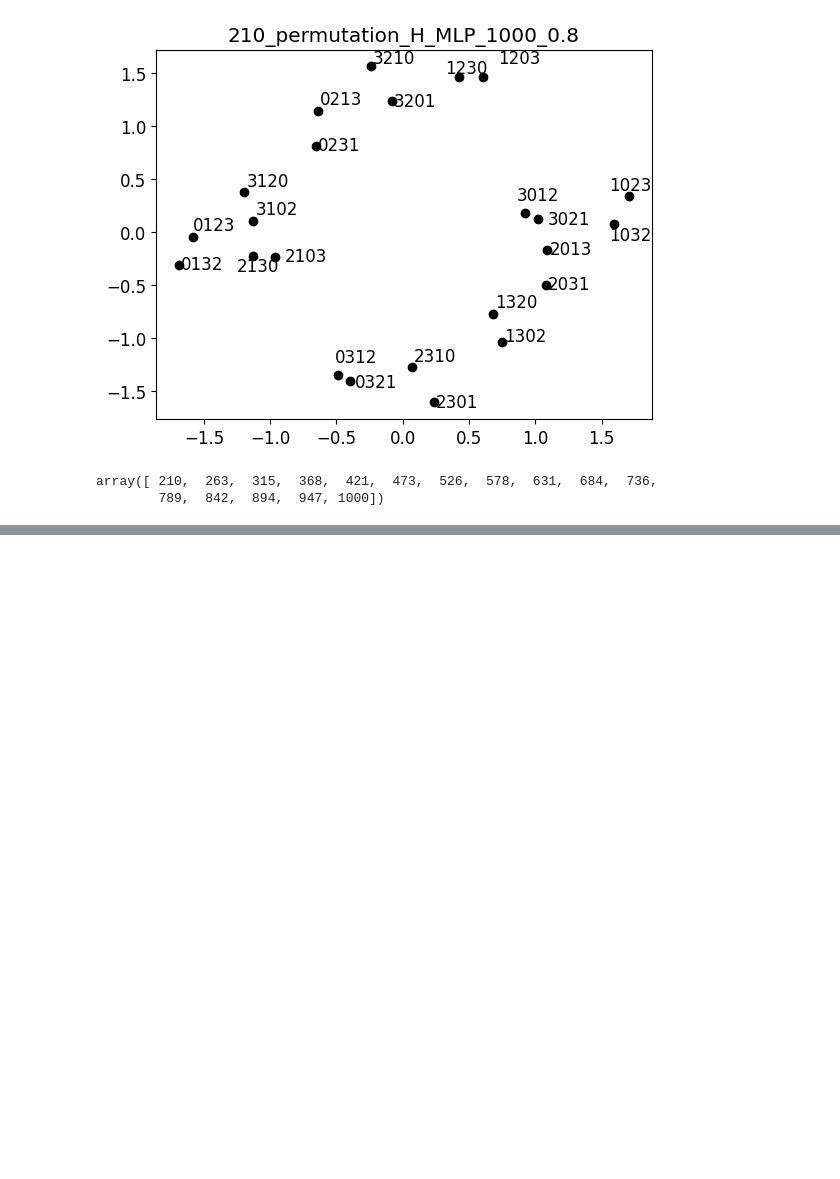
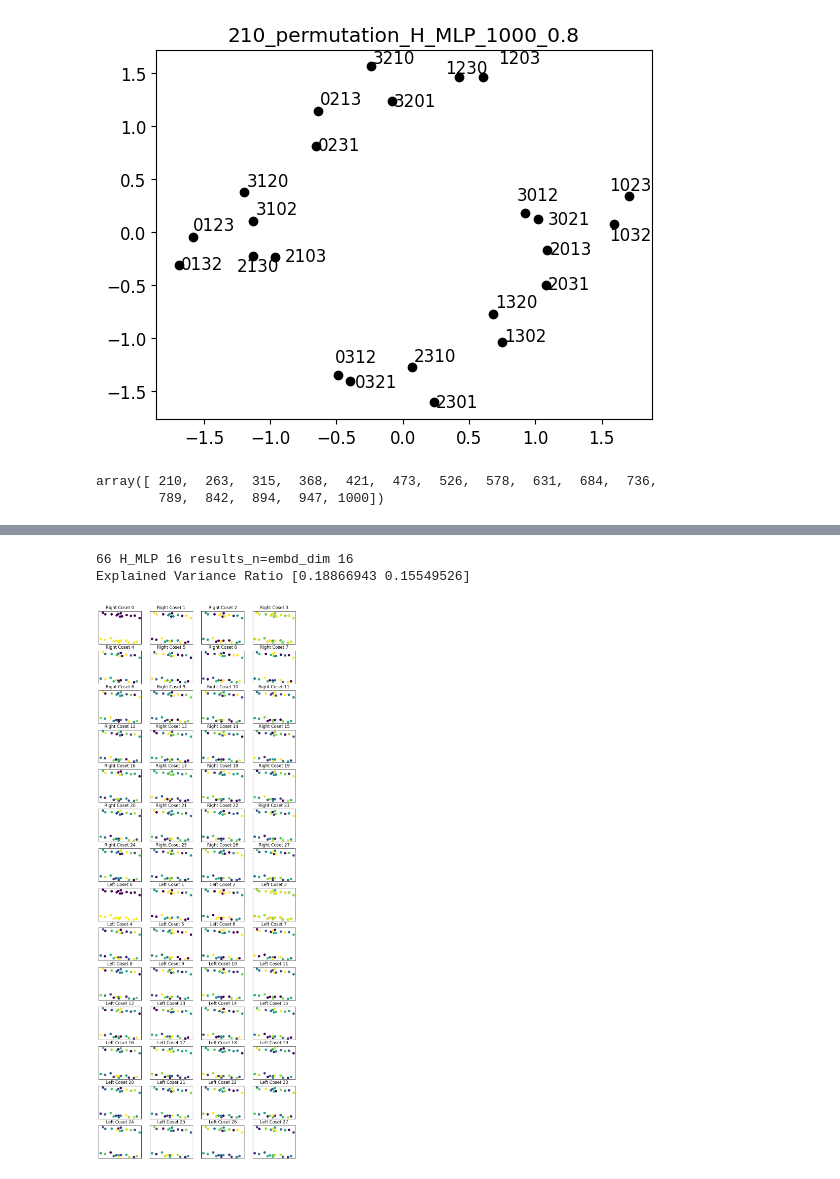
Before and after one commit to maxwellmg/grow-crystals-distance-experiments, a Jupyter notebook: notebooks/permutation_group.ipynb, the cells around one changed output, grey strips where cells are left out. Cells and saved outputs as stored; diff of their text form; code cells hidden in the pictures; blank space fills up the shorter version.

```diff
--- a/notebooks/permutation_group.ipynb
+++ b/notebooks/permutation_group.ipynb
@@ -486,0 +683,7 @@ array([ 210,  263,  315,  368,  421,  473,  526,  578,  631,  684,  736,
+# %%
+print(seed, model_id, n_exp, results_root, embd_dim)
+visualize_embedding_permutations(model.embedding.weight.cpu() if 'transformer' in model_id else model.embedding.cpu(), right_coset_list, left_coset_list, dict_level = new_perm_dict)
+# %% [output]
+66 H_MLP 16 results_n=embd_dim 16
+Explained Variance Ratio [0.18866943 0.15549526]
+[figure, added]
```
Also changed, not shown: parts of 18 cells of this notebook, 2 other files.
